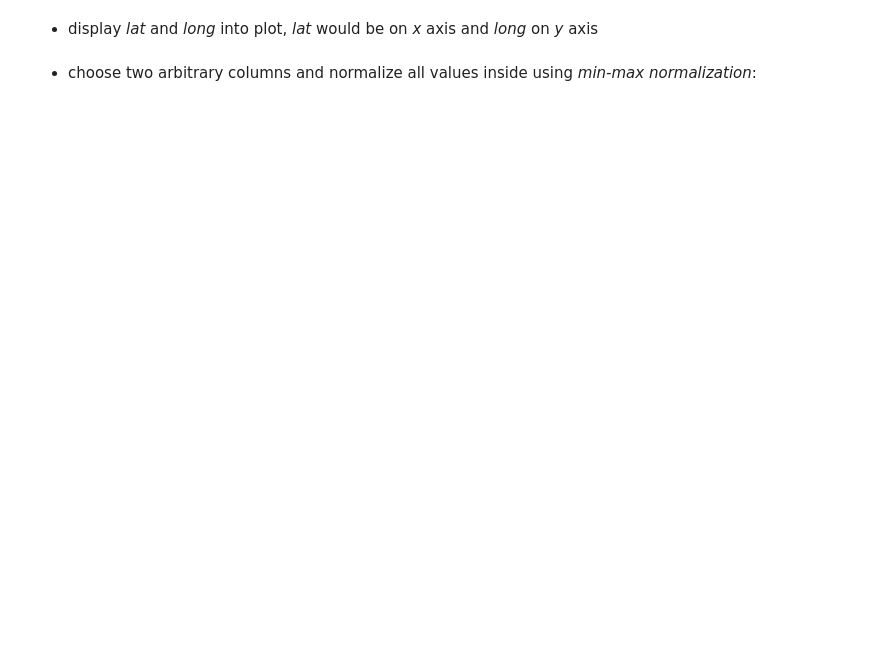
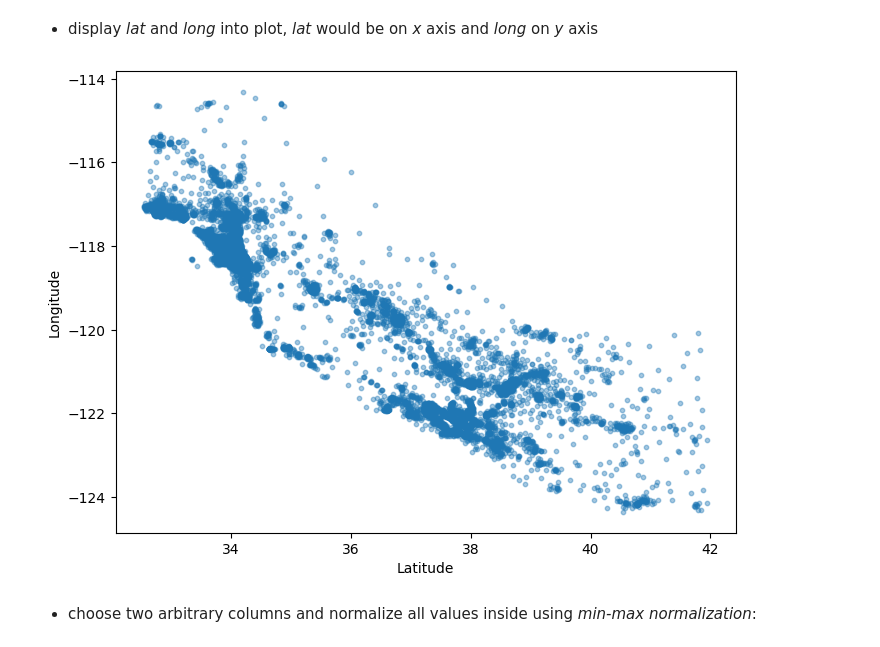
Before and after one commit to joplus2/MPA-MLF, a Jupyter notebook: PC2/MLF_PC0.ipynb, the cells around one changed output. Saved outputs shown, nothing was run; the diff lists cells and outputs as text; code cells hidden in the pictures; blank space fills up the shorter version.

```diff
--- a/PC2/MLF_PC0.ipynb
+++ b/PC2/MLF_PC0.ipynb
@@ -307,2 +379,8 @@ The purpose of this exercise is to learn basic operations of **pandas** library.
 # %% [markdown]
  - check if any of the columns contain NaN values, if yes, replace the NaN values with the arithmetic mean of the whole dataset
+# %%
+print("Missing values before:\n", df.isna().sum())
+
+df = df.fillna(df.mean())
+
+print("\nMissing values after:\n", df.isna().sum())
@@ -309,4 +405,14 @@ The purpose of this exercise is to learn basic operations of **pandas** library.
 # %% [markdown]
  - display *lat* and *long* into plot, *lat* would be on *x* axis and *long* on *y* axis
+# %%
+plt.figure(figsize=(8, 6))
+
+plt.scatter(df['latitude'], df['longitude'], alpha=0.4, s=10)
+
+plt.xlabel('Latitude')
+plt.ylabel('Longitude')
+plt.show()
+# %% [output]
+[figure, added]
 # %% [markdown]
 - choose two arbitrary columns and normalize all values inside using *min-max normalization*:
```
Also changed, not shown: parts of 12 cells of this notebook.
